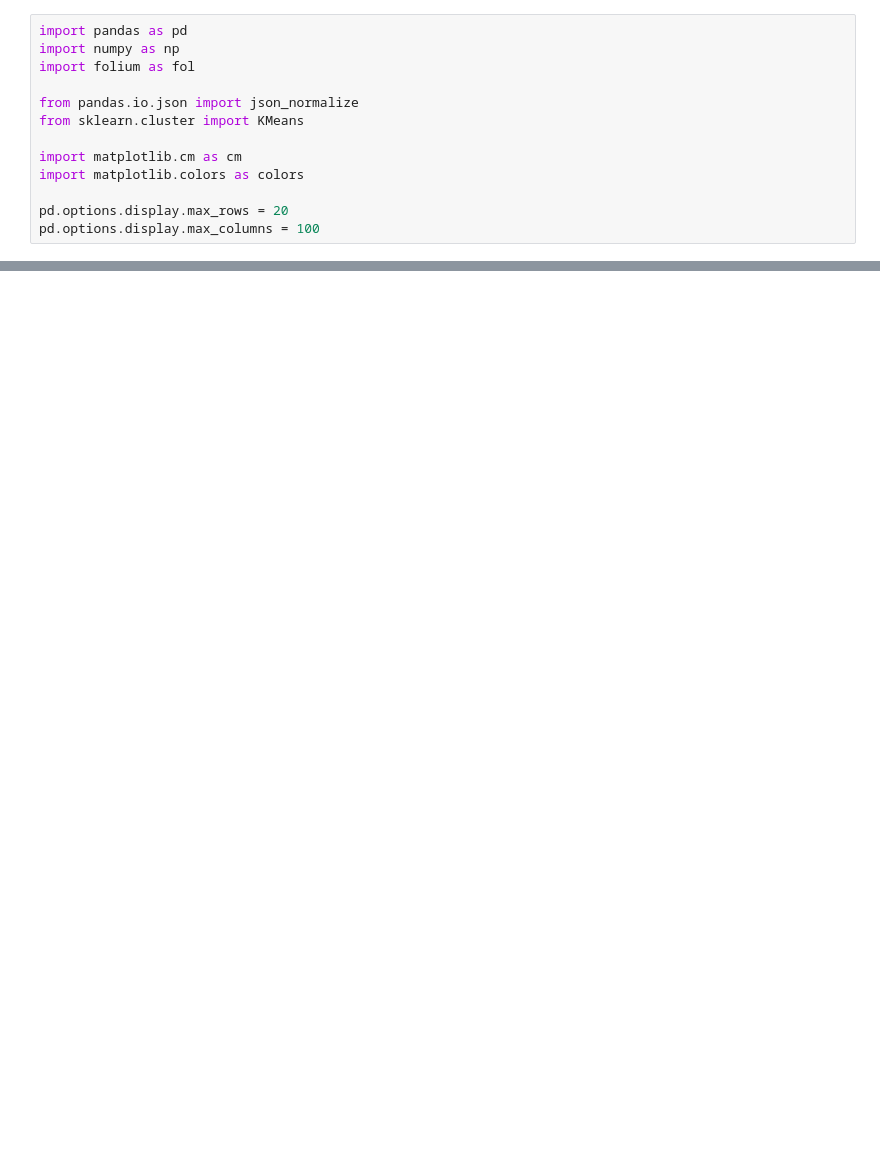
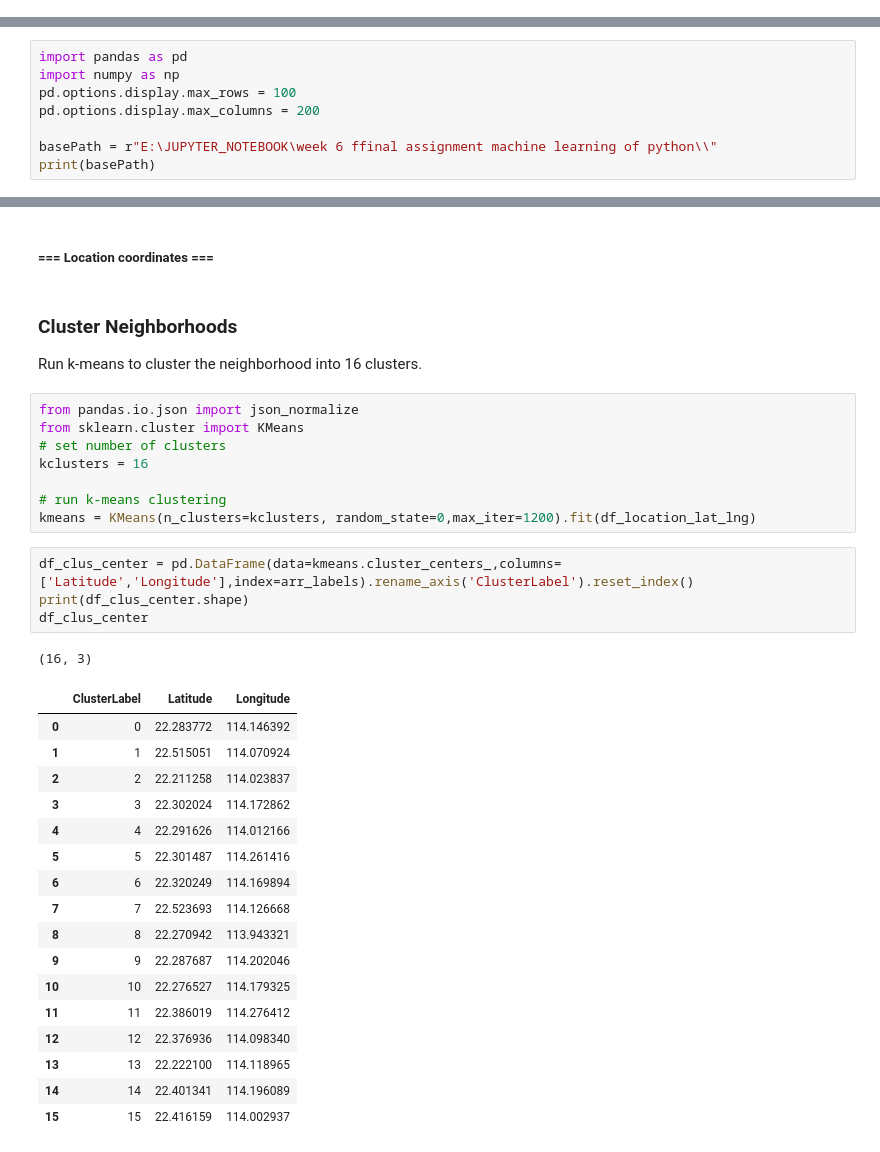
Before and after one commit to fergend/github-example, a Jupyter notebook: Capstone_Project_wk_4_Venv.ipynb, the cells around one changed output, grey strips where cells are left out. Saved outputs shown, nothing was run; the diff lists cells and outputs as text; blank space fills up the shorter version.

```diff
--- a/Capstone_Project_wk_4_Venv.ipynb
+++ b/Capstone_Project_wk_4_Venv.ipynb
@@ -4,13 +0,0 @@ This is the notebook working on Capstone Project for the course
-# %%
-import pandas as pd
-import numpy as np
-import folium as fol
-
-from pandas.io.json import json_normalize
-from sklearn.cluster import KMeans
-
-import matplotlib.cm as cm
-import matplotlib.colors as colors
-
-pd.options.display.max_rows = 20
-pd.options.display.max_columns = 100
@@ -91,0 +13,8 @@ results
+# %%
+import pandas as pd
+import numpy as np
+pd.options.display.max_rows = 100
+pd.options.display.max_columns = 200
+
+basePath = r"E:\JUPYTER_NOTEBOOK\week 6 ffinal assignment machine learning of python\\"
+print(basePath)
@@ -91,0 +134,37 @@ results
+# %% [markdown]
+##### === Location coordinates ===
+# %% [markdown]
+### Cluster Neighborhoods
+
+Run k-means to cluster the neighborhood into 16 clusters.
+# %%
+from pandas.io.json import json_normalize
+from sklearn.cluster import KMeans
+# set number of clusters
+kclusters = 16
+
+# run k-means clustering
+kmeans = KMeans(n_clusters=kclusters, random_state=0,max_iter=1200).fit(df_location_lat_lng)
+# %%
+df_clus_center = pd.DataFrame(data=kmeans.cluster_centers_,columns=['Latitude','Longitude'],index=arr_labels).rename_axis('ClusterLabel').reset_index()
+print(df_clus_center.shape)
+df_clus_center
+# %% [output]
+(16, 3)
+|  | ClusterLabel | Latitude | Longitude |
+| 0 | 0 | 22.283772 | 114.146392 |
+| 1 | 1 | 22.515051 | 114.070924 |
+| 2 | 2 | 22.211258 | 114.023837 |
+| 3 | 3 | 22.302024 | 114.172862 |
+| 4 | 4 | 22.291626 | 114.012166 |
+| 5 | 5 | 22.301487 | 114.261416 |
+| 6 | 6 | 22.320249 | 114.169894 |
+| 7 | 7 | 22.523693 | 114.126668 |
+| 8 | 8 | 22.270942 | 113.943321 |
+| 9 | 9 | 22.287687 | 114.202046 |
+| 10 | 10 | 22.276527 | 114.179325 |
+| 11 | 11 | 22.386019 | 114.276412 |
+| 12 | 12 | 22.376936 | 114.098340 |
+| 13 | 13 | 22.222100 | 114.118965 |
+| 14 | 14 | 22.401341 | 114.196089 |
+| 15 | 15 | 22.416159 | 114.002937 |
```
Also changed, not shown: parts of 38 cells of this notebook.
